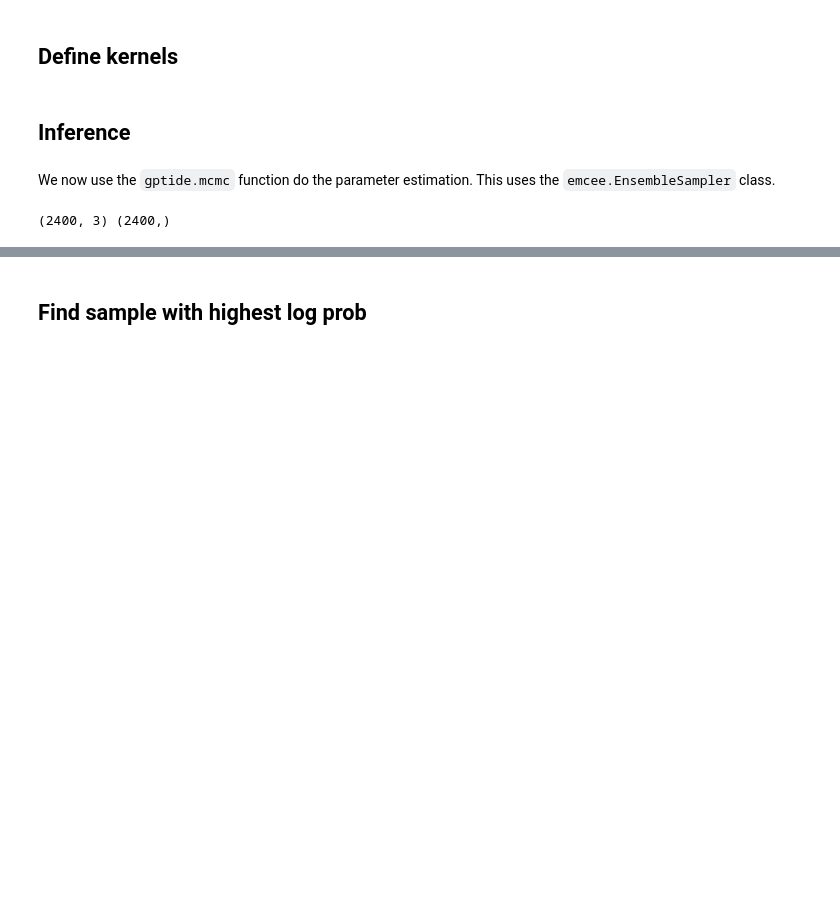
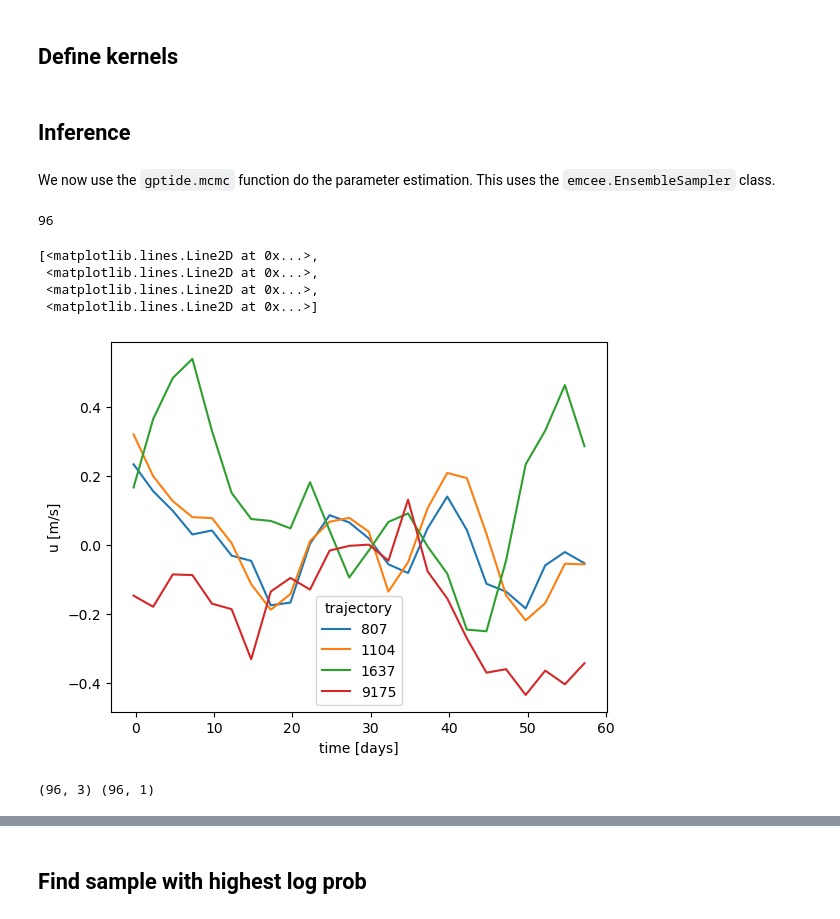
Before and after one commit to ahmaddroobi99/nwa, a Jupyter notebook: stats/drifter_3D_inference.ipynb, the cells around one changed output, grey strips where cells are left out. Cells and saved outputs as stored; diff of their text form; code cells hidden in the pictures; blank space fills up the shorter version.

```diff
--- a/stats/drifter_3D_inference.ipynb
+++ b/stats/drifter_3D_inference.ipynb
@@ -53,18 +53,30 @@ from gptide import mcmc
 # %%
 # load data
 ds = xr.open_dataset("uv_3D_selection.nc", decode_times=False)
-#ds = xr.open_dataset("uv_3D_selection.nc")
+ds = ds.isel(time=slice(0,None,5), trajectory=slice(0,None,5))# subset
+ds = ds.sortby("trajectory")
+ds.u.size
+# %% [output]
+96
+# %%
+ds.u.plot(hue="trajectory")
+# %% [output]
+[<matplotlib.lines.Line2D at 0x...>,
+ <matplotlib.lines.Line2D at 0x...>,
+ <matplotlib.lines.Line2D at 0x...>,
+ <matplotlib.lines.Line2D at 0x...>]
+[figure, added]
 # %%
 x = (ds.time*0. + ds.x   ).values.ravel()
 y = (ds.time*0. + ds.y   ).values.ravel()
 t = (ds.time    + ds.x*0.).values.ravel()
 
 X = np.hstack([x[:,None], y[:,None], t[:,None]])
-u = ds.u.values.ravel()
+u = ds.u.values.ravel()[:, None]
 
 print(X.shape, u.shape)
 # %% [output]
-(2400, 3) (2400,)
+(96, 3) (96, 1)
 # %%
 # Initial guess of the noise and covariance parameters (these can matter)
 
```
Also changed, not shown: parts of 6 cells of this notebook, 1 other file.
